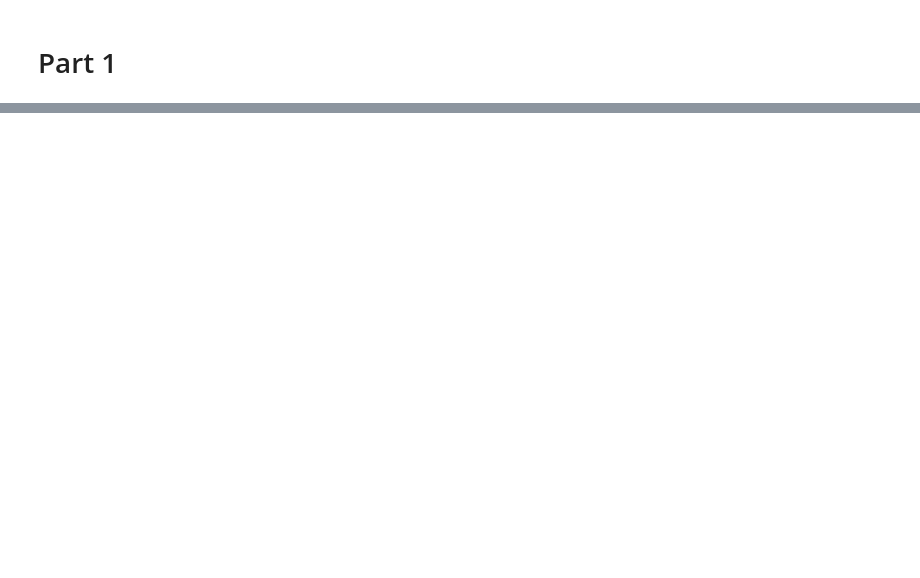
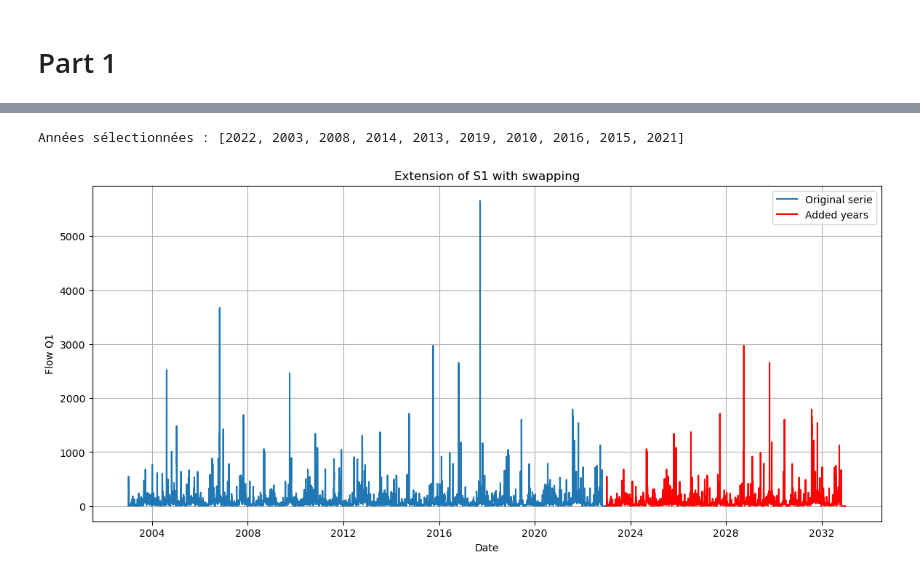
Before and after one commit to Margaux-Ccd/WREM_dam, a Jupyter notebook: data_analysis.ipynb, the cells around one changed output, grey strips where cells are left out. Cells and saved outputs as stored; diff of their text form; code cells hidden in the pictures; blank space fills up the shorter version.

```diff
--- a/data_analysis.ipynb
+++ b/data_analysis.ipynb
@@ -63,0 +153,56 @@ plt.show()
+# %%
+## 3)Sélection des années à ajouter
+#Classer les années par type
+percentiles = np.percentile(S1_max_annual, [33, 66])
+low_threshold, high_threshold = percentiles
+
+def classify_year(x):
+    if x <= low_threshold:
+        return 'faible'
+    elif x <= high_threshold:
+        return 'moyenne'
+    else:
+        return 'forte'
+
+year_types = S1_max_annual.apply(classify_year)
+
+np.random.seed(42)
+
+def pick_years(years_list, n):
+    return random.sample(list(years_list), n)
+
+years_faible = pick_years(year_types[year_types == 'faible'].index, 3)
+years_moyenne = pick_years(year_types[year_types == 'moyenne'].index, 4)
+years_forte = pick_years(year_types[year_types == 'forte'].index, 3)
+
+selected_years = list(years_faible) + list(years_moyenne) + list(years_forte)
+
+print(f"Années sélectionnées : {selected_years}")
+
+## 4) Construire la série avec les 10 années ajoutées
+
+# Extraire toutes les journées correspondant aux années sélectionnées
+copied_years = S1_full[S1_full['Year'].isin(selected_years)].copy()
+
+# Modifier les dates
+copied_years.drop(columns='Year', inplace=True)
+
+last_date = S1_full.index.max()
+new_dates = pd.date_range(start=last_date + pd.Timedelta(days=1), periods=len(copied_years), freq='D')
+copied_years.index = new_dates
+plt.figure(figsize=(14,6))
+plt.plot(S1_full.index, S1_full['Q1'], label='Original serie')
+plt.plot(copied_years.index, copied_years['Q1'], label='Added years', color='red')
+plt.xlabel('Date')
+plt.ylabel('Flow Q1')
+plt.title('Extension of S1 with swapping')
+plt.legend()
+plt.grid()
+plt.show()
+#Fusion
+S1_extended = pd.concat([S1_full.drop(columns='Year'), copied_years])
+
+# Graphe
+# %% [output]
+Années sélectionnées : [2022, 2003, 2008, 2014, 2013, 2019, 2010, 2016, 2015, 2021]
+[figure, added]
```
Also changed, not shown: parts of 30 cells of this notebook.
